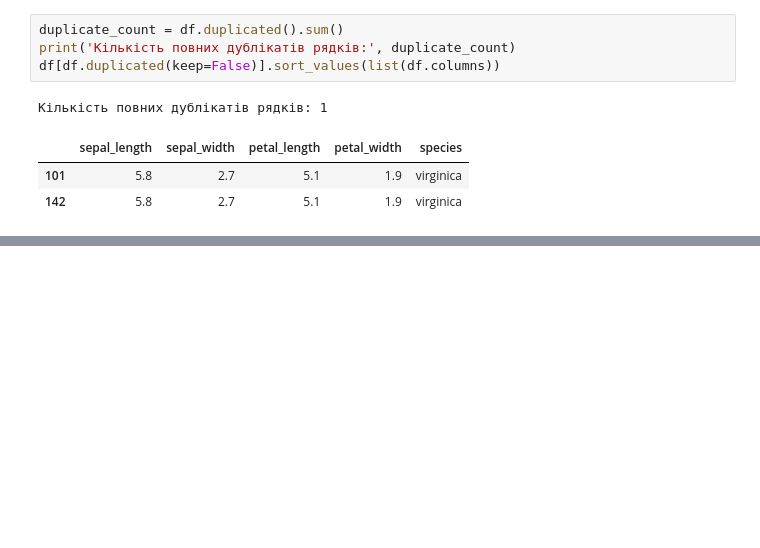
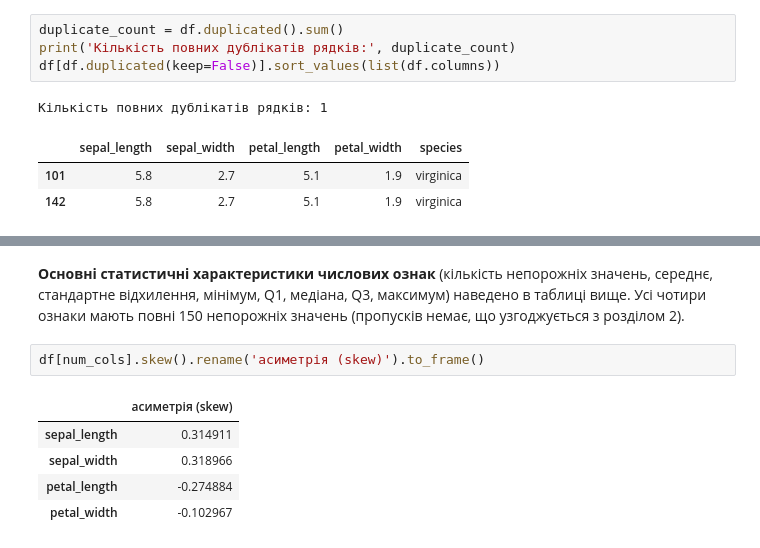
Before and after one commit to Yaroslav071315/machine-learning-course-volovnyk, a Jupyter notebook: practical01/notebook/Practical01.ipynb, the cells around one changed output, grey strips where cells are left out. Cells and saved outputs as stored; diff of their text form; blank space fills up the shorter version.

```diff
--- a/practical01/notebook/Practical01.ipynb
+++ b/practical01/notebook/Practical01.ipynb
@@ -194,0 +200,10 @@ df.describe()
+# %% [markdown]
+**Основні статистичні характеристики числових ознак** (кількість непорожніх значень, середнє, стандартне відхилення, мінімум, Q1, медіана, Q3, максимум) наведено в таблиці вище. Усі чотири ознаки мають повні 150 непорожніх значень (пропусків немає, що узгоджується з розділом 2).
+# %%
+df[num_cols].skew().rename('асиметрія (skew)').to_frame()
+# %% [output]
+|  | асиметрія (skew) |
+| sepal_length | 0.314911 |
+| sepal_width | 0.318966 |
+| petal_length | -0.274884 |
+| petal_width | -0.102967 |
```
Also changed, not shown: parts of 26 cells of this notebook, 2 other files.
